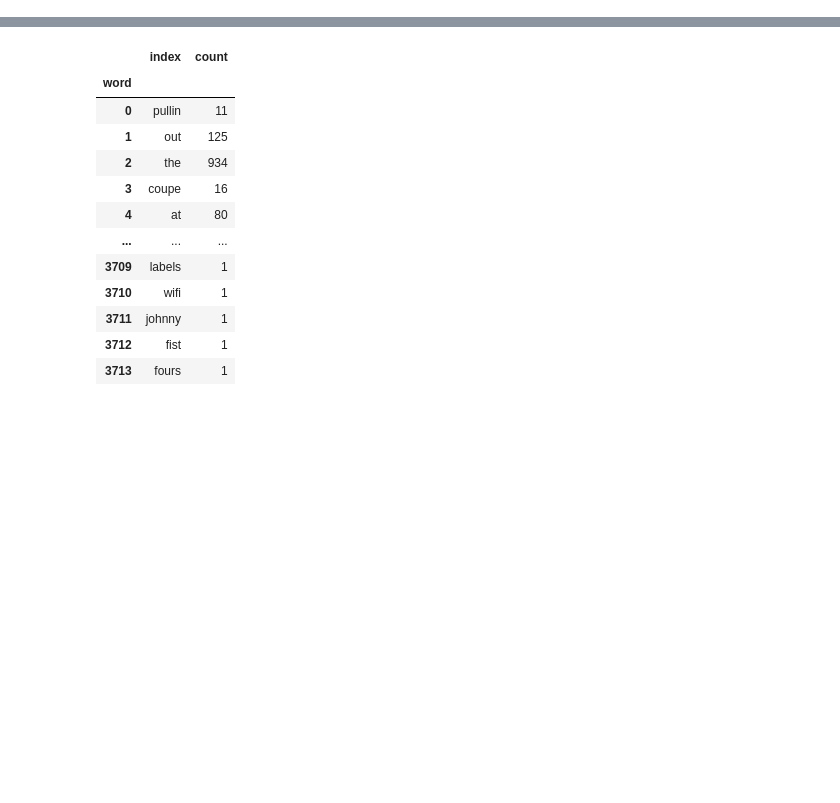
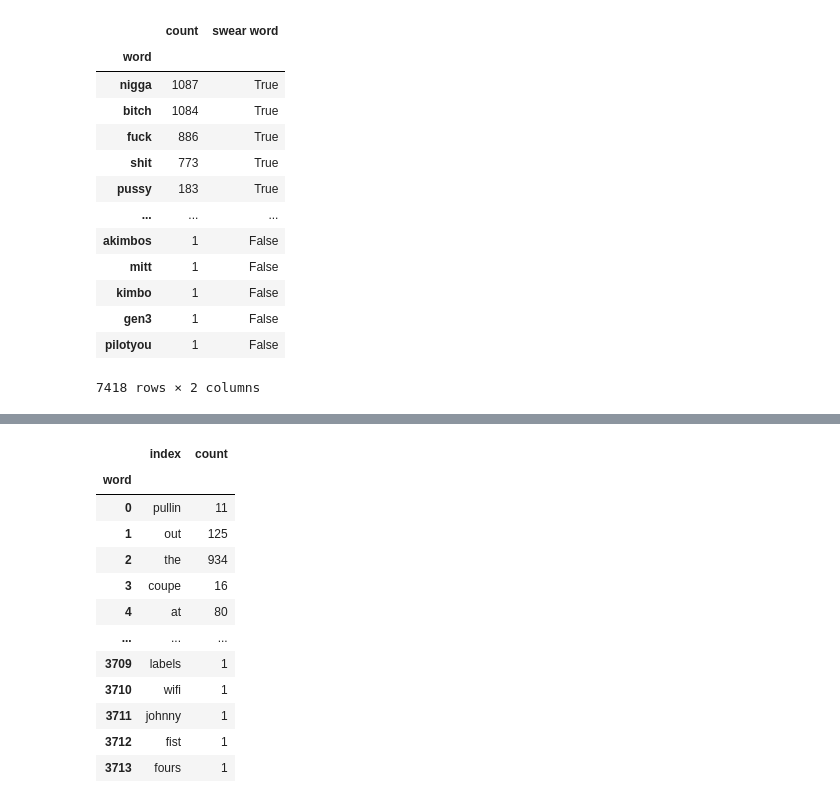
Before and after one commit to frehburg/RapLyricsAnalys, a Jupyter notebook: swearwords.ipynb, the cells around one changed output, grey strips where cells are left out. Cells and saved outputs as stored; diff of their text form; code cells hidden in the pictures; blank space fills up the shorter version.

```diff
--- a/swearwords.ipynb
+++ b/swearwords.ipynb
@@ -55,5 +77,5 @@ def preprocess_lyrics(lyrics):
 # %%
-def word_list_to_df(words):
-    df = pd.DataFrame.from_dict(Counter(words), orient="index", columns=["count"]).reset_index()
+def word_count_dict_to_df(word_dict):
+    df = pd.DataFrame.from_dict(word_dict, orient="index", columns=["count"])#.reset_index()
     df.index.name = "word"
     return df
@@ -84,0 +82,23 @@ all_words_df
+# %%
+# I want a df with all the word counts and whether they are swear words
+all_words_swear = word_count_dict_to_df(create_word_count_dict(songs_data))
+all_words_swear["swear word"] = all_words_swear.index.isin(bad_words_data["jigaboo"])
+# sort
+all_words_swear = all_words_swear.sort_values(["swear word", "count"], ascending=[False, False])
+# %%
+all_words_swear
+# %% [output]
+|  | count | swear word |
+| word |  |  |
+| nigga | 1087 | True |
+| bitch | 1084 | True |
+| fuck | 886 | True |
+| shit | 773 | True |
+| pussy | 183 | True |
+| ... | ... | ... |
+| akimbos | 1 | False |
+| mitt | 1 | False |
+| kimbo | 1 | False |
+| gen3 | 1 | False |
+| pilotyou | 1 | False |
+7418 rows × 2 columns
```
Also changed, not shown: parts of 15 cells of this notebook.
